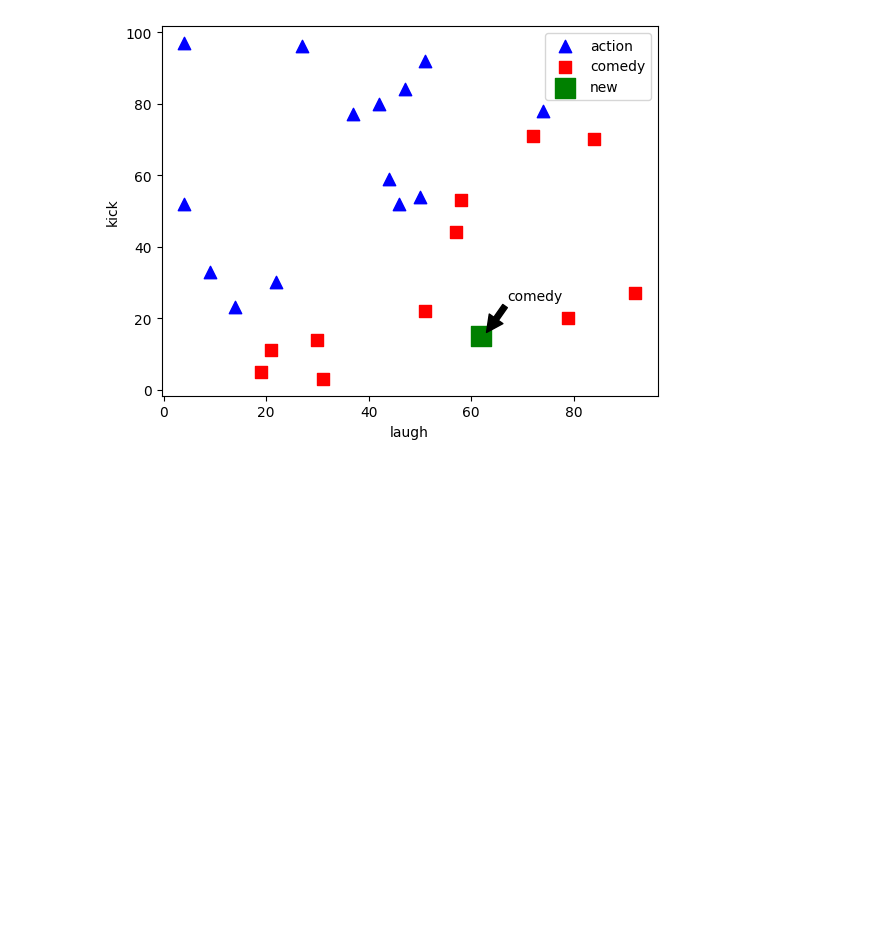
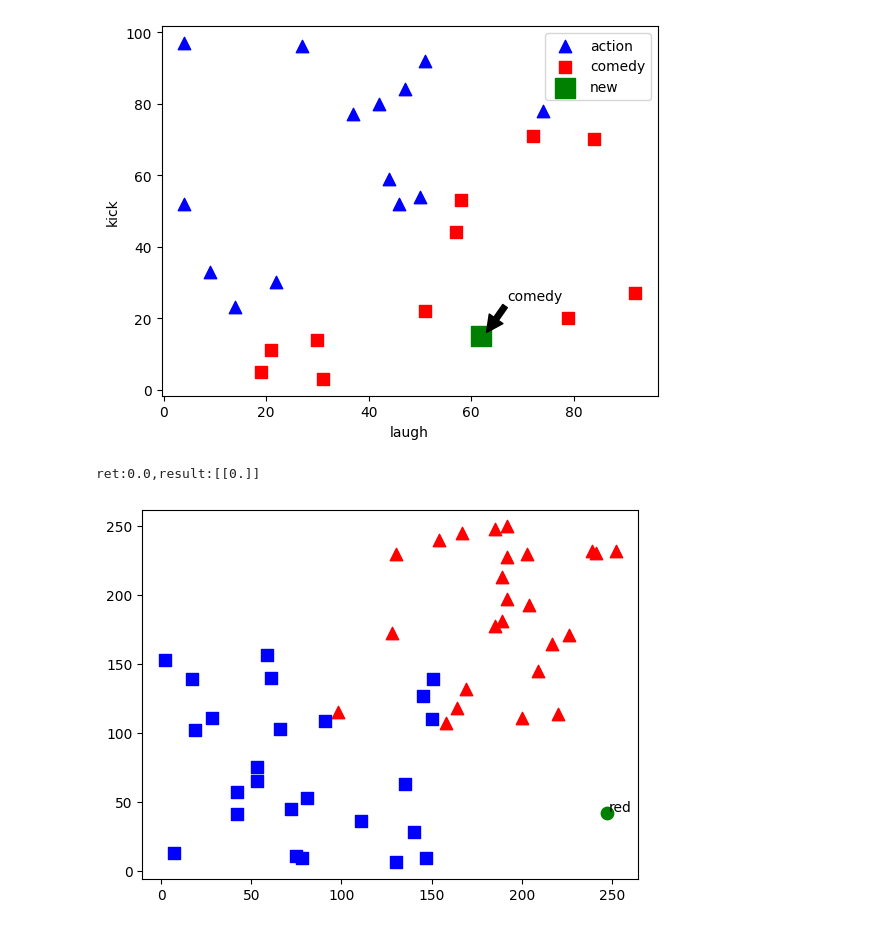
Before and after one commit to 1phalleyscomet/2025-1, a Jupyter notebook: machinlearning.ipynb, the cells around one changed output. Saved outputs shown, nothing was run; the diff lists cells and outputs as text; code cells hidden in the pictures; blank space fills up the shorter version.

```diff
--- a/machinlearning.ipynb
+++ b/machinlearning.ipynb
@@ -196,3 +196,32 @@ for cnt in contours:
 cv2.imshow('img',img)
 cv2.waitKey(0)
 cv2.destroyAllWindows()
+# %%
+#SVM rand num org
+import cv2
+import numpy as np
+import matplotlib.pylab as plt
+
+a=np.random.randint(0,158,(25,2))
+b=np.random.randint(98,255,(25,2))
+trainData=np.vstack((a,b)).astype(np.float32)
+responses=np.zeros((50,1),np.int32)
+responses[:25]=1
+
+red=trainData[responses.ravel()==0]
+plt.scatter(red[:,0],red[:,1],80,'r','^')
+blue=trainData[responses.ravel()==1]
+plt.scatter(blue[:,0],blue[:,1],80,'b','s')
+newcomer=np.random.randint(0,255,(1,2)).astype(np.float32)
+plt.scatter(newcomer[:,0],newcomer[:,1],80,'g','o')
+svm=cv2.ml.SVM_create()
+svm.trainAuto(trainData,cv2.ml.ROW_SAMPLE,responses)
+svm.save('svm_rand.xml')
+svm2=cv2.ml.SVM_load('svm_rand.xml')
+ret,result=svm2.predict(newcomer)
+plt.annotate('red' if ret==0 else 'blue',xy=newcomer[0],xytext=(newcomer[0]+1))
+print('ret:%s,result:%s'%(ret,result))
+plt.show()
+# %% [output]
+ret:0.0,result:[[0.]]
+[figure, added]
```
Also changed, not shown: parts of 5 cells of this notebook.
